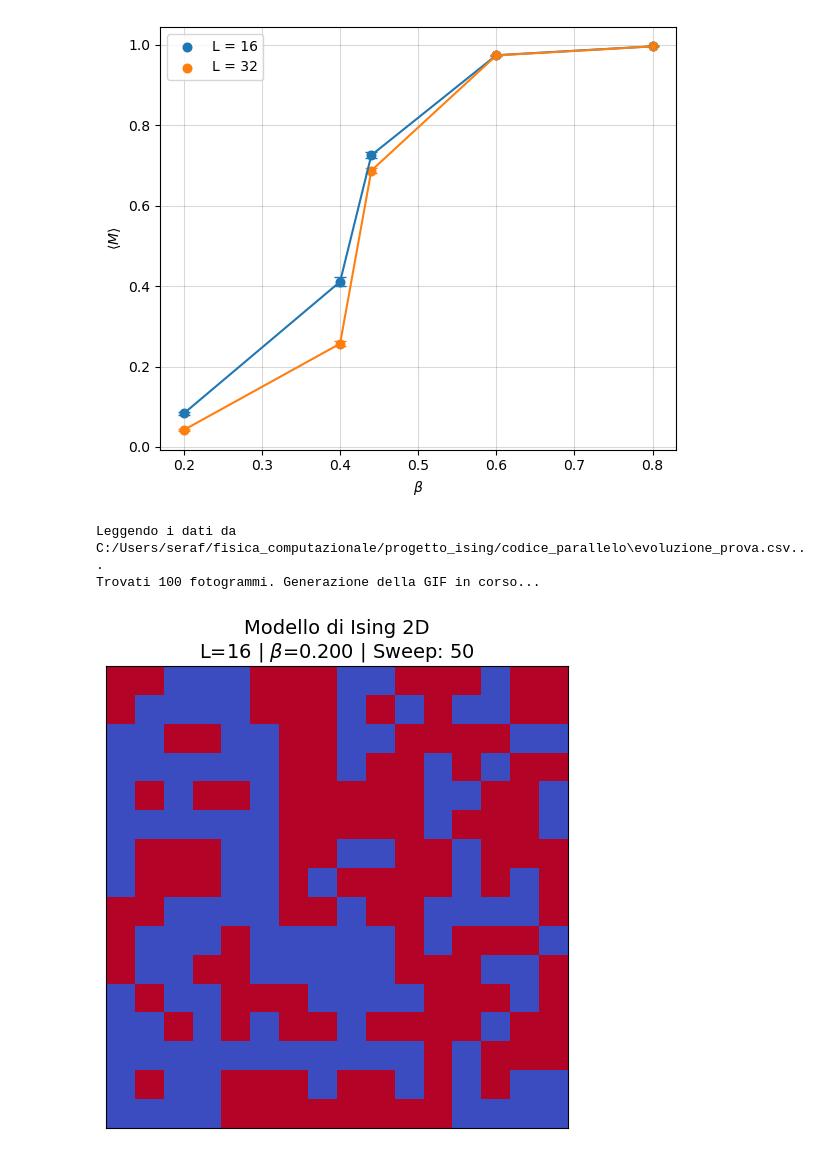
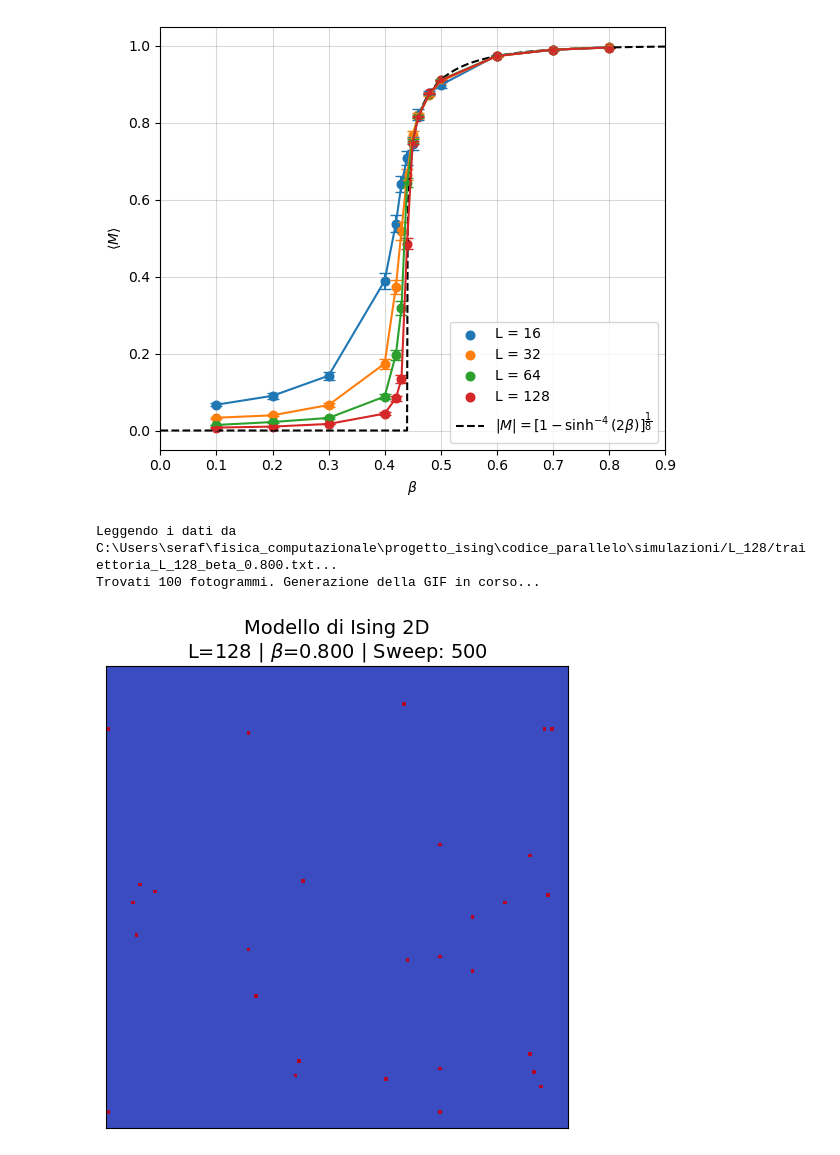
Before and after one commit to elena035/ising_project, a Jupyter notebook: ising.ipynb, the cells around one changed output. Cells and saved outputs as stored; diff of their text form; code cells hidden in the pictures.

```diff
--- a/ising.ipynb
+++ b/ising.ipynb
@@ -7,7 +7,7 @@ import os
 # %%
 data_path = "C:/Users/seraf/fisica_computazionale/progetto_ising/codice_parallelo"
 # %%
-magnetizzazione_df = pd.read_csv(os.path.join(data_path, "risultati_prova.csv"))
+magnetizzazione_df = pd.read_csv(os.path.join(data_path, "risultati_88.csv"))
 # %%
 L_values = np.array(magnetizzazione_df['L'].unique())
 # %%
@@ -24,24 +24,62 @@ for L in L_values:
     m[L] = gruppi_L.get_group(L)['<M>'].values
     err[L] = gruppi_L.get_group(L)['errore su <M>'].values
 # %%
+def magnetizzazione_analitica(J=1.0):
+    """
+    Calcola la curva teorica della magnetizzazione spontanea per il modello di Ising 2D.
+
+    Parametri:
+    - J: Costante di accoppiamento (default 1.0)
+
+    Ritorna:
+    - beta: array numpy da 0 a 1 con passo 0.001
+    - m_analitico: array numpy con i valori della magnetizzazione teorica
+    """
+    # Costruiamo l'array di beta da 0 a 1 a passi di 0.001
+    # np.arange(start, stop, step) -> mettiamo 1.001 per includere l'1.0 finale
+    beta = np.arange(0.0, 1.001, 0.001)
+
+    # Inizializziamo il vettore analitico con tutti zeri
+    m_analitico = np.zeros_like(beta)
+
+    # Calcolo del beta critico teorico: beta_c = ln(1 + sqrt(2)) / (2J)
+    beta_c = 0.5 * np.log(1 + np.sqrt(2)) / J
+
+    # Creiamo una maschera booleana per selezionare solo i beta > beta_c
+    # Al di sotto di beta_c (alta temperatura), la magnetizzazione spontanea è 0
+    mask = beta > beta_c
+
+    # Applichiamo la formula ESATTA solo nella regione ordinata (beta > beta_c)
+    # Formula: m = (1 - (sinh(2 * beta * J))^-4)^(1/8)
+    m_analitico[mask] = (1.0 - (np.sinh(2 * beta[mask] * J))**(-4))**(1/8)
+
+    return beta, m_analitico
+
+betas, m_analitico = magnetizzazione_analitica()
+
+
 plt.figure(figsize=(6, 5))
 for L in L_values:
     plt.scatter(beta_values, m[L], linewidth=1.2, linestyle='-', label='L = %d' %(L))
     plt.errorbar(beta_values, m[L], yerr=err[L], marker='o', linestyle='-', markersize=3, capsize=4)
+
+plt.plot(betas, m_analitico, c='black', linestyle='--', label=r"$|M| = \left[1 - \sinh^{-4}(2\beta)\right]^{\dfrac{1}{8}}$")
 plt.xlabel(r'$\beta$')
+plt.xlim(0, 0.9)
 plt.ylabel(r'$\langle M \rangle$')
-plt.legend()
+plt.legend(loc='lower right')
 plt.grid(True, which='both', color='gray', alpha=0.3)
 plt.tight_layout()
+
+plt.savefig("./assets/transizione_di_fase.png")
 plt.show()
 # %% [output]
-[figure, old version]
+[figure, new version]
 # %%
-filename = os.path.join(data_path, "evoluzione_prova.csv")
+L_target=128
+beta_target = 0.800
 
-# 2. Scegliamo cosa animare (Puoi cambiare questi valori!)
-target_L = 16
-target_beta = 0.2
+filename = os.path.join(data_path, "simulazioni/L_%d/traiettoria_L_%d_beta_%.3f.txt" %(L_target, L_target, beta_target))
 
 frames = []
 sweeps = []
@@ -72,41 +110,41 @@ while i < len(lines):
             i += 1
 
         # Se il frame corrisponde a L e Beta scelti, lo salviamo
-        if L == target_L and abs(beta - target_beta) < 0.001:
+        if L == L_target and abs(beta - beta_target) < 0.001:
             frames.append(np.array(matrix))
             sweeps.append(sweep)
     else:
         i += 1
 
 if not frames:
     print("ERRORE: Nessun frame trovato per i parametri scelti. Controlla che L e Beta siano giusti!")
     exit()
 
 print(f"Trovati {len(frames)} fotogrammi. Generazione della GIF in corso...")
 
 # 4. Creiamo l'animazione
 fig, ax = plt.subplots(figsize=(6, 6))
 
 # Usiamo la colormap 'coolwarm' (Blu per gli spin -1, Rosso per gli spin +1)
 cmap = plt.cm.coolwarm
 matrice_plot = ax.imshow(frames[0], cmap=cmap, vmin=-1, vmax=1, interpolation='none')
 
 # Togliamo i numeri dagli assi per renderlo più "pulito"
 ax.set_xticks([])
 ax.set_yticks([])
-titolo = ax.set_title(f"Modello di Ising 2D\nL={target_L} | $\\beta$={target_beta:.3f} | Sweep: {sweeps[0]}", fontsize=14)
+titolo = ax.set_title(f"Modello di Ising 2D\nL={L_target} | $\\beta$={beta_target:.3f} | Sweep: {sweeps[0]}", fontsize=14)
 
 # Funzione che aggiorna il grafico a ogni fotogramma
 def update(frame_idx):
     matrice_plot.set_data(frames[frame_idx])
-    titolo.set_text(f"Modello di Ising 2D\nL={target_L} | $\\beta$={target_beta:.3f} | Sweep: {sweeps[frame_idx]}")
+    titolo.set_text(f"Modello di Ising 2D\nL={L_target} | $\\beta$={beta_target:.3f} | Sweep: {sweeps[frame_idx]}")
     return matrice_plot, titolo
 
 # Creiamo l'oggetto animazione (intervallo di 100ms tra i frame)
 ani = animation.FuncAnimation(fig, update, frames=len(frames), interval=100, blit=False)
 
-ani.save('./assets/ising_L%d_B%.3f.gif' %(target_L, target_beta), writer='pillow', fps=5)
+ani.save('./assets/ising_L%d_B%.3f.gif' %(L_target, beta_target), writer='pillow', fps=5)
 # %% [output]
-Leggendo i dati da C:/Users/seraf/fisica_computazionale/progetto_ising/codice_parallelo\evoluzione_prova.csv...
+Leggendo i dati da C:\Users\seraf\fisica_computazionale\progetto_ising\codice_parallelo\simulazioni/L_128/traiettoria_L_128_beta_0.800.txt...
 Trovati 100 fotogrammi. Generazione della GIF in corso...
-[figure, old version]
+[figure, new version]
```
Also changed, not shown: parts of 2 cells of this notebook, 5 other files.
